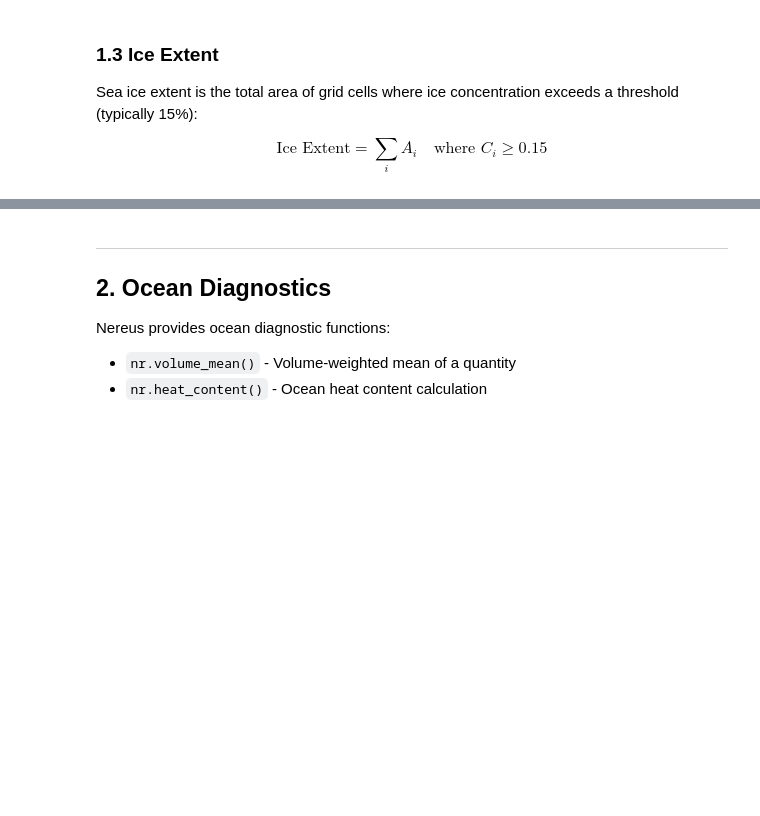
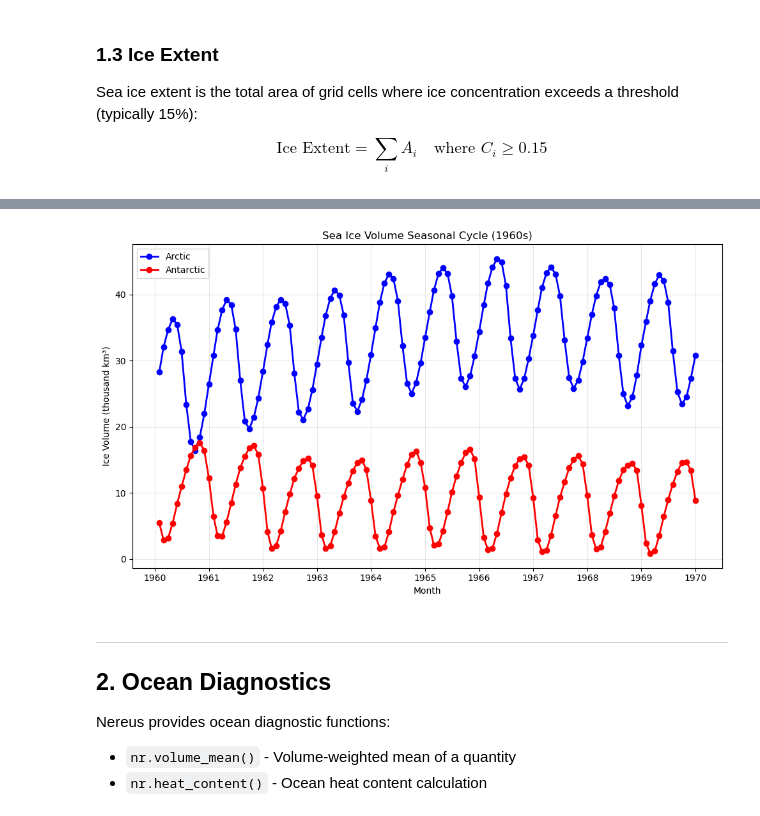
Before and after one commit to koldunovn/nereus, a Jupyter notebook: examples/diagnostics_demo.ipynb, the cells around one changed output, grey strips where cells are left out. Saved outputs shown, nothing was run; the diff lists cells and outputs as text; code cells hidden in the pictures; blank space fills up the shorter version.

```diff
--- a/examples/diagnostics_demo.ipynb
+++ b/examples/diagnostics_demo.ipynb
@@ -233,15 +243,21 @@ print(f"Antarctic ice volume (September): {ice_vol_sh[8]/1e12:.1f} thousand km³
+# %%
+# FESOM data use effective sea ice thickness
+ice_vol_nh = nr.ice_volume(sit, area_surface, mask=nh_mask).compute()
+ice_vol_sh = nr.ice_volume(sit, area_surface, mask=sh_mask).compute()
 # %%
 # Plot ice volume seasonal cycle
 fig, ax = plt.subplots(figsize=(10, 6))
 
 ax.plot(sic.time, ice_vol_nh / 1e12, 'b-o', label='Arctic', linewidth=2)
 ax.plot(sic.time, ice_vol_sh / 1e12, 'r-o', label='Antarctic', linewidth=2)
 ax.set_xlabel('Month')
 ax.set_ylabel('Ice Volume (thousand km³)')
-ax.set_title('Sea Ice Volume Seasonal Cycle (1958)')
+ax.set_title('Sea Ice Volume Seasonal Cycle (1960s)')
 ax.legend()
 ax.grid(True, alpha=0.3)
 plt.tight_layout()
+# %% [output]
+[figure, added]
 # %% [markdown]
 ---
 ## 2. Ocean Diagnostics
```
Also changed, not shown: parts of 40 cells of this notebook.
